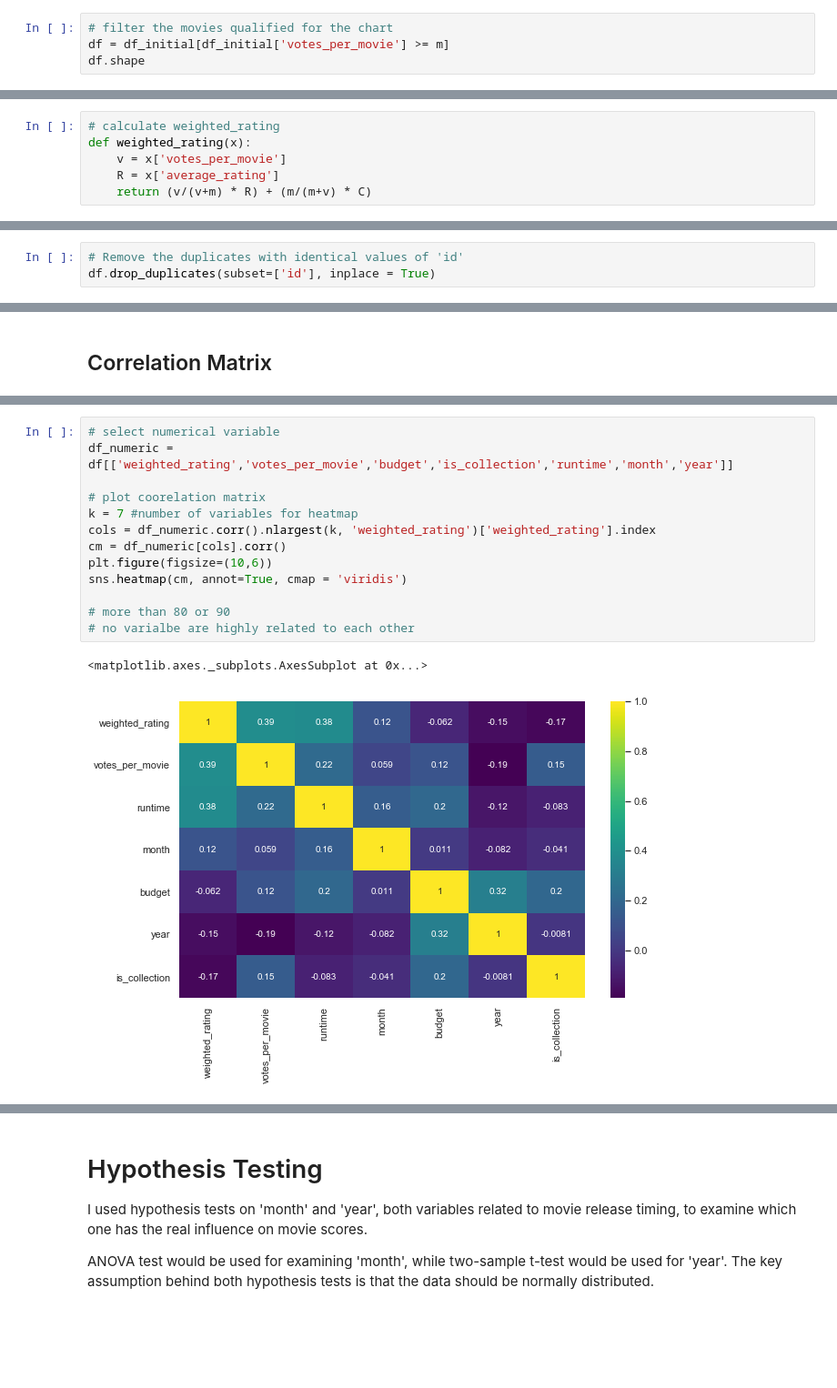
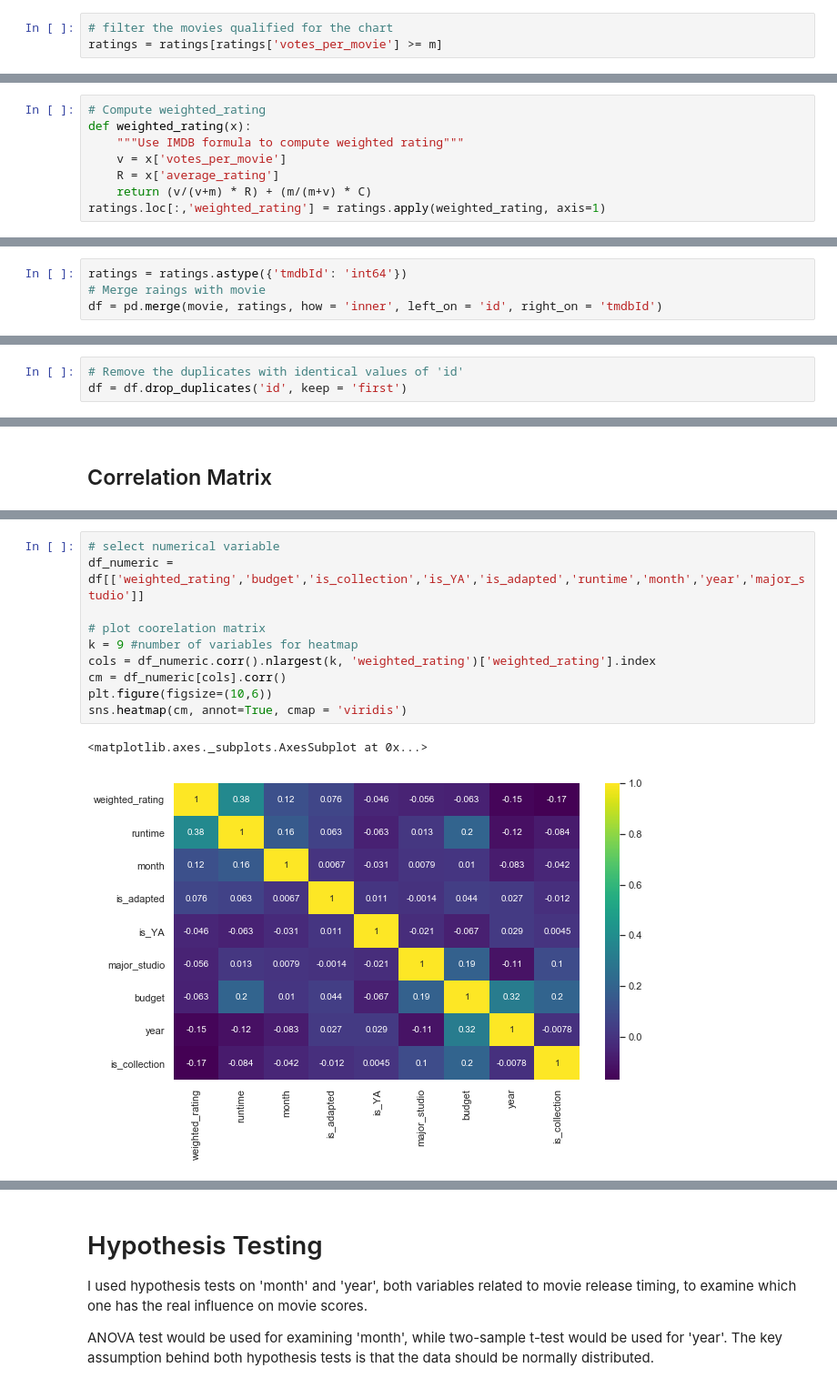
Before and after one commit to dorislin27/movie_rating_prediction, a Jupyter notebook: movie_rating_prediction.ipynb, the cells around one changed output, grey strips where cells are left out. Shown at 91% size. Cells and saved outputs as stored; diff of their text form; blank space fills up the shorter version.

```diff
--- a/movie_rating_prediction.ipynb
+++ b/movie_rating_prediction.ipynb
@@ -101,4 +84,3 @@ C
 # %%
 # filter the movies qualified for the chart
-df = df_initial[df_initial['votes_per_movie'] >= m]
-df.shape
+ratings = ratings[ratings['votes_per_movie'] >= m]
@@ -107,6 +87,8 @@ df.shape
 # %%
-# calculate weighted_rating
+# Compute weighted_rating
 def weighted_rating(x):
+    """Use IMDB formula to compute weighted rating"""
     v = x['votes_per_movie']
     R = x['average_rating']
     return (v/(v+m) * R) + (m/(m+v) * C)
+ratings.loc[:,'weighted_rating'] = ratings.apply(weighted_rating, axis=1)
@@ -121,3 +95,7 @@ See the caveats in the documentation: http://pandas.pydata.org/pandas-docs/stabl
+# %%
+ratings = ratings.astype({'tmdbId': 'int64'})
+# Merge raings with movie
+df = pd.merge(movie, ratings, how = 'inner', left_on = 'id', right_on = 'tmdbId')
 # %% [markdown]
 # Data Cleaning
 # %%
@@ -185,4 +163,4 @@ memory usage: 2.7+ MB
 ### Remove Duplicates and Irrelevant Data
 # %%
 # Remove the duplicates with identical values of 'id'
-df.drop_duplicates(subset=['id'], inplace = True)
+df = df.drop_duplicates('id', keep = 'first')
@@ -782,16 +738,13 @@ sns.boxplot(x = 'is_collection', y = 'weighted_rating', data = df)
 # %%
 # select numerical variable
-df_numeric = df[['weighted_rating','votes_per_movie','budget','is_collection','runtime','month','year']]
+df_numeric = df[['weighted_rating','budget','is_collection','is_YA','is_adapted','runtime','month','year','major_studio']]
 
 # plot coorelation matrix
-k = 7 #number of variables for heatmap
+k = 9 #number of variables for heatmap
 cols = df_numeric.corr().nlargest(k, 'weighted_rating')['weighted_rating'].index
 cm = df_numeric[cols].corr()
 plt.figure(figsize=(10,6))
 sns.heatmap(cm, annot=True, cmap = 'viridis')
-
-# more than 80 or 90
-# no varialbe are highly related to each other
 # %% [output]
 <matplotlib.axes._subplots.AxesSubplot at 0x...>
-[figure, old version]
+[figure, new version]
```
Also changed, not shown: parts of 73 cells of this notebook.
